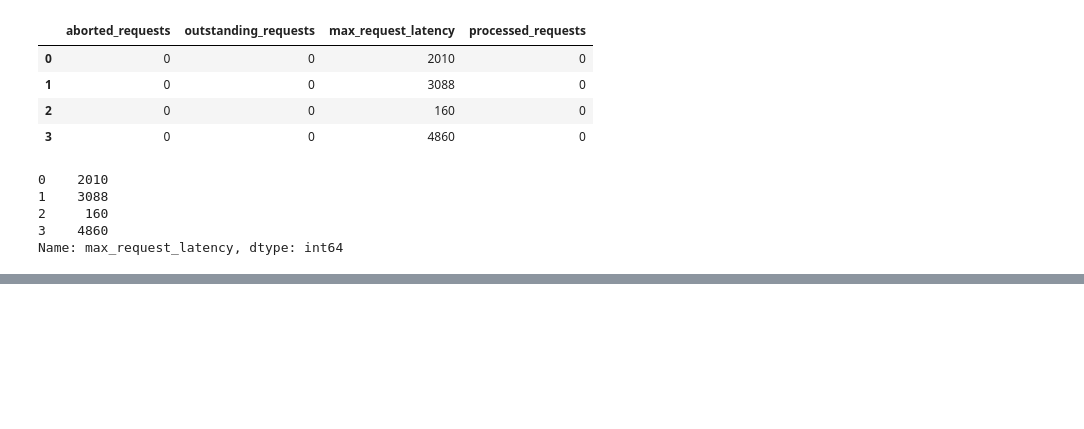
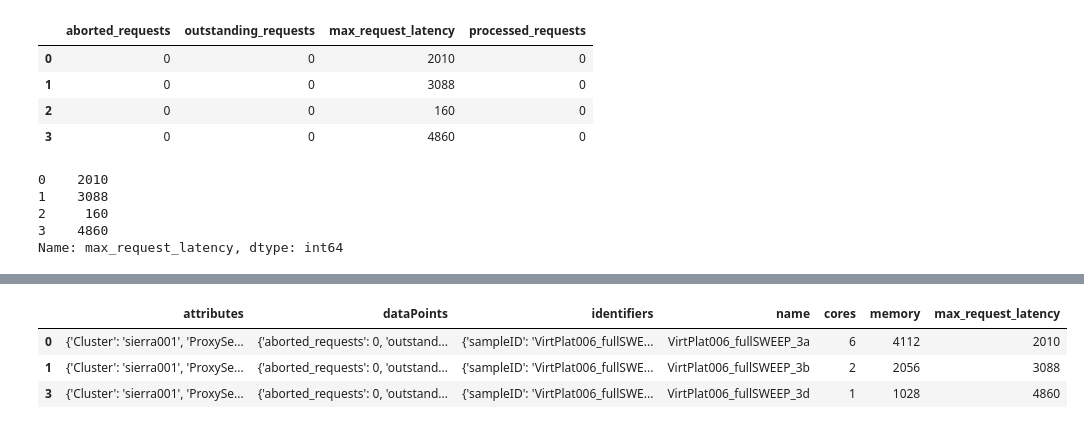
Before and after one commit to zaizarj/mycode, a Jupyter notebook: pandas_boolmasks/pandas_boolmasks01.ipynb, the cells around one changed output, grey strips where cells are left out. Cells and saved outputs as stored; diff of their text form; code cells hidden in the pictures; blank space fills up the shorter version.

```diff
--- a/pandas_boolmasks/pandas_boolmasks01.ipynb
+++ b/pandas_boolmasks/pandas_boolmasks01.ipynb
@@ -136,0 +147,10 @@ Name: max_request_latency, dtype: int64
+# %%
+# create a bool mask to isolate systems that are having excessive response times
+mymask = mydf['max_request_latency'] > 1000
+# display our data with the boolean mask applied
+mydf[mymask]
+# %% [output]
+|  | attributes | dataPoints | identifiers | name | cores | memory | max_request_latency |
+| 0 | {'Cluster': 'sierra001', 'ProxySe... | {'aborted_requests': 0, 'outstand... | {'sampleID': 'VirtPlat006_fullSWE... | VirtPlat006_fullSWEEP_3a | 6 | 4112 | 2010 |
+| 1 | {'Cluster': 'sierra001', 'ProxySe... | {'aborted_requests': 0, 'outstand... | {'sampleID': 'VirtPlat006_fullSWE... | VirtPlat006_fullSWEEP_3b | 2 | 2056 | 3088 |
+| 3 | {'Cluster': 'sierra001', 'ProxySe... | {'aborted_requests': 0, 'outstand... | {'sampleID': 'VirtPlat006_fullSWE... | VirtPlat006_fullSWEEP_3d | 1 | 1028 | 4860 |
```
Also changed, not shown: parts of 15 cells of this notebook, 2 other files.
